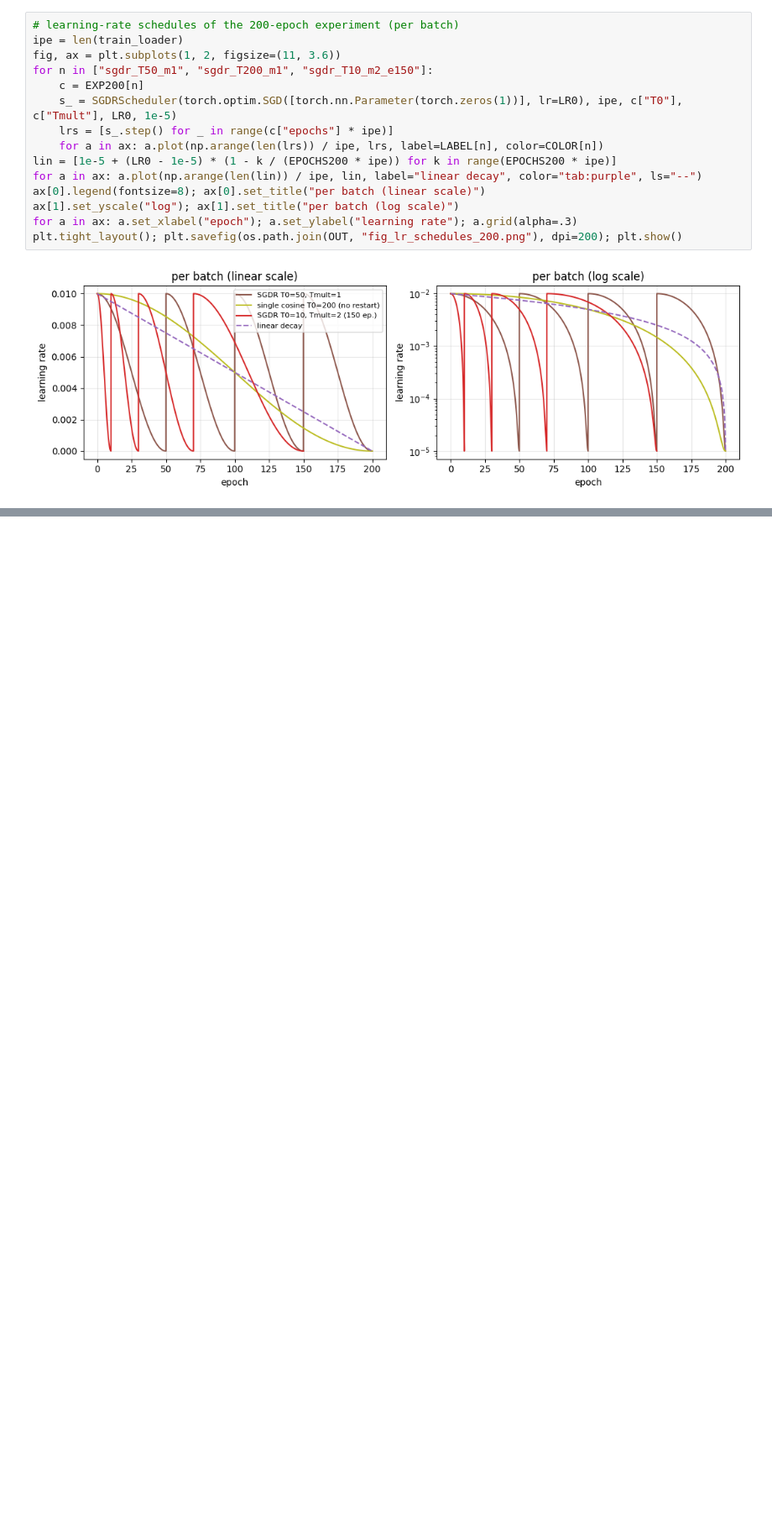
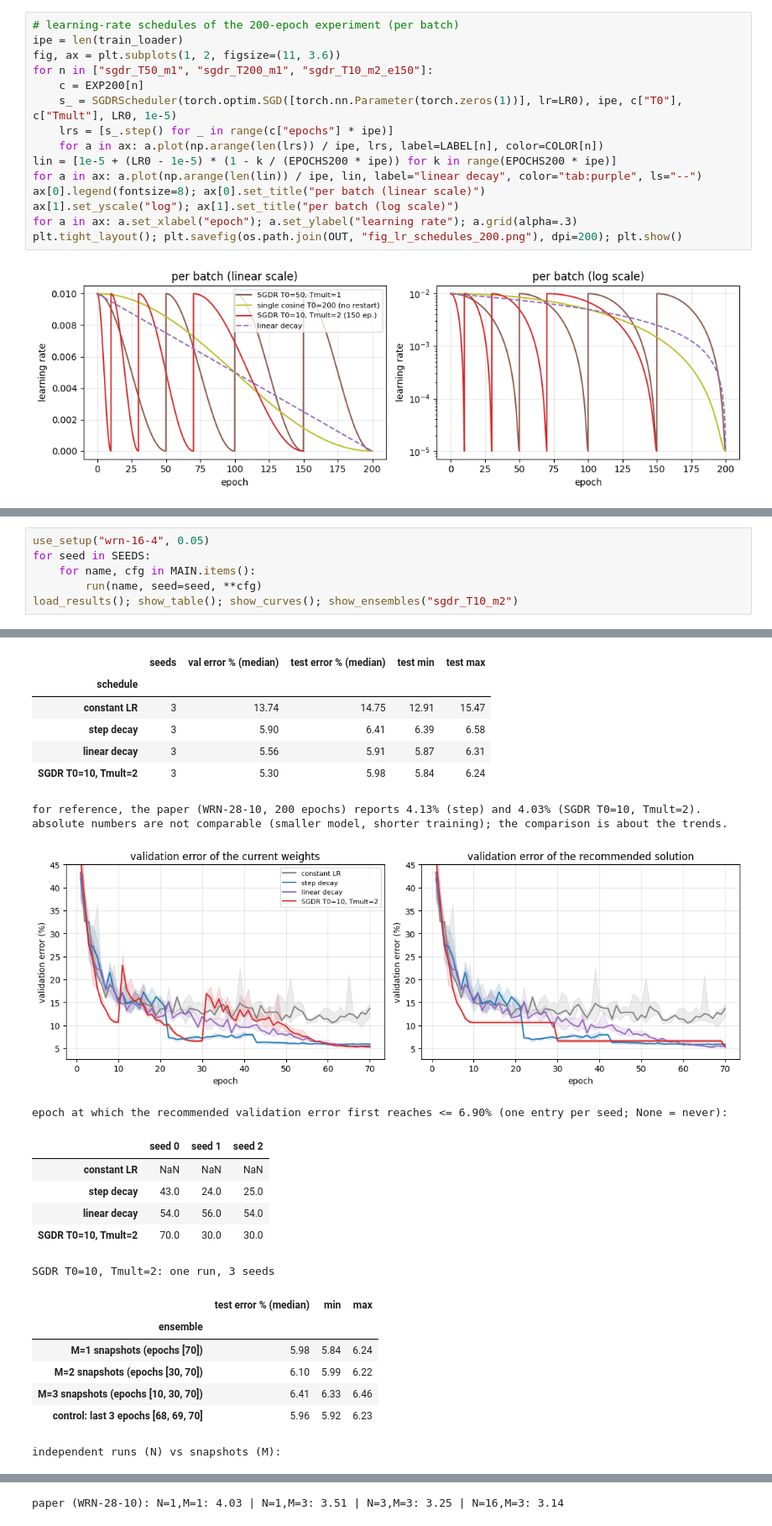
Before and after one commit to AdityaAnand-Vi/SGDR_implementation, a Jupyter notebook: SGDR_v3.ipynb, the cells around one changed output, grey strips where cells are left out. Shown at 84% size. Saved outputs shown, nothing was run; the diff lists cells and outputs as text; blank space fills up the shorter version.

```diff
--- a/SGDR_v3.ipynb
+++ b/SGDR_v3.ipynb
@@ -824,0 +1034,7 @@ loaded 38 runs from /content/drive/MyDrive/SGDR_Project/v2
+# %%
+use_setup("wrn-16-4", 0.05)
+for seed in SEEDS:
+    for name, cfg in MAIN.items():
+        run(name, seed=seed, **cfg)
+load_results(); show_table(); show_curves(); show_ensembles("sgdr_T10_m2")
+# %% [output]
@@ -824,0 +1058,23 @@ loaded 38 runs from /content/drive/MyDrive/SGDR_Project/v2
+|  | seeds | val error % (median) | test error % (median) | test min | test max |
+| schedule |  |  |  |  |  |
+| constant LR | 3 | 13.74 | 14.75 | 12.91 | 15.47 |
+| step decay | 3 | 5.90 | 6.41 | 6.39 | 6.58 |
+| linear decay | 3 | 5.56 | 5.91 | 5.87 | 6.31 |
+| SGDR T0=10, Tmult=2 | 3 | 5.30 | 5.98 | 5.84 | 6.24 |
+for reference, the paper (WRN-28-10, 200 epochs) reports 4.13% (step) and 4.03% (SGDR T0=10, Tmult=2).
+absolute numbers are not comparable (smaller model, shorter training); the comparison is about the trends.
+[figure, added]
+epoch at which the recommended validation error first reaches <= 6.90% (one entry per seed; None = never):
+|  | seed 0 | seed 1 | seed 2 |
+| constant LR | NaN | NaN | NaN |
+| step decay | 43.0 | 24.0 | 25.0 |
+| linear decay | 54.0 | 56.0 | 54.0 |
+| SGDR T0=10, Tmult=2 | 70.0 | 30.0 | 30.0 |
+SGDR T0=10, Tmult=2: one run, 3 seeds
+|  | test error % (median) | min | max |
+| ensemble |  |  |  |
+| M=1 snapshots (epochs [70]) | 5.98 | 5.84 | 6.24 |
+| M=2 snapshots (epochs [30, 70]) | 6.10 | 5.99 | 6.22 |
+| M=3 snapshots (epochs [10, 30, 70]) | 6.41 | 6.33 | 6.46 |
+| control: last 3 epochs [68, 69, 70] | 5.96 | 5.92 | 6.23 |
+independent runs (N) vs snapshots (M):
@@ -824,0 +1089 @@ loaded 38 runs from /content/drive/MyDrive/SGDR_Project/v2
+paper (WRN-28-10): N=1,M=1: 4.03 | N=1,M=3: 3.51 | N=3,M=3: 3.25 | N=16,M=3: 3.14
```
Also changed, not shown: parts of 43 cells of this notebook.
